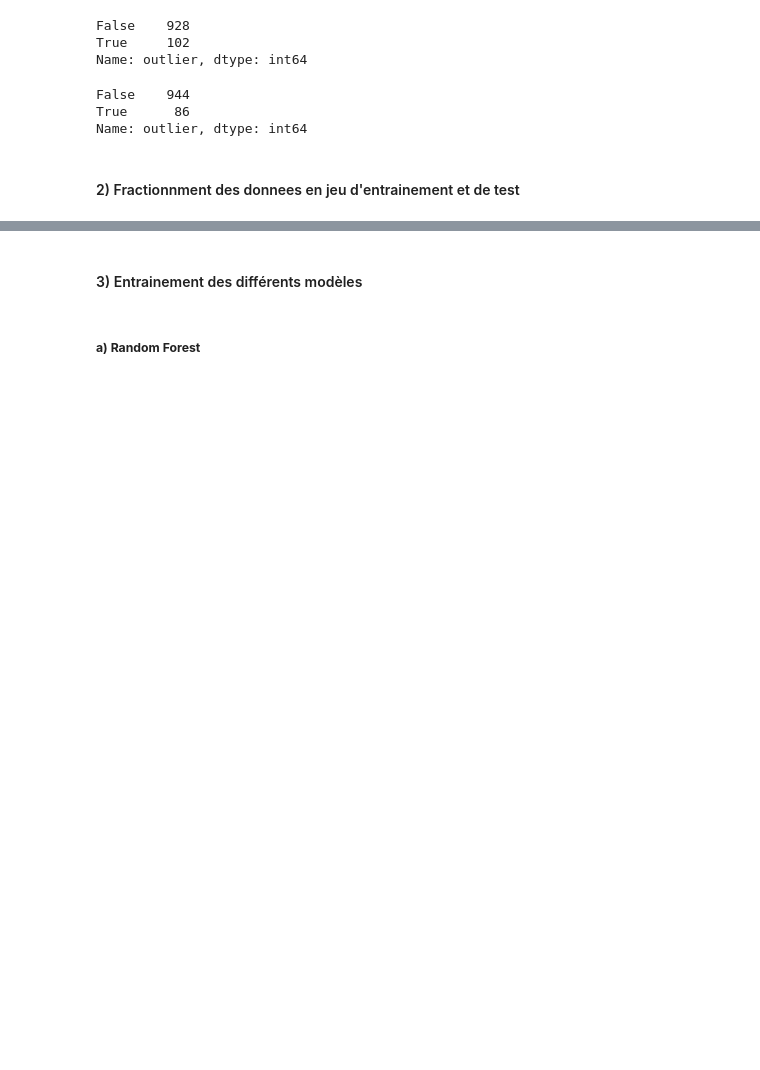
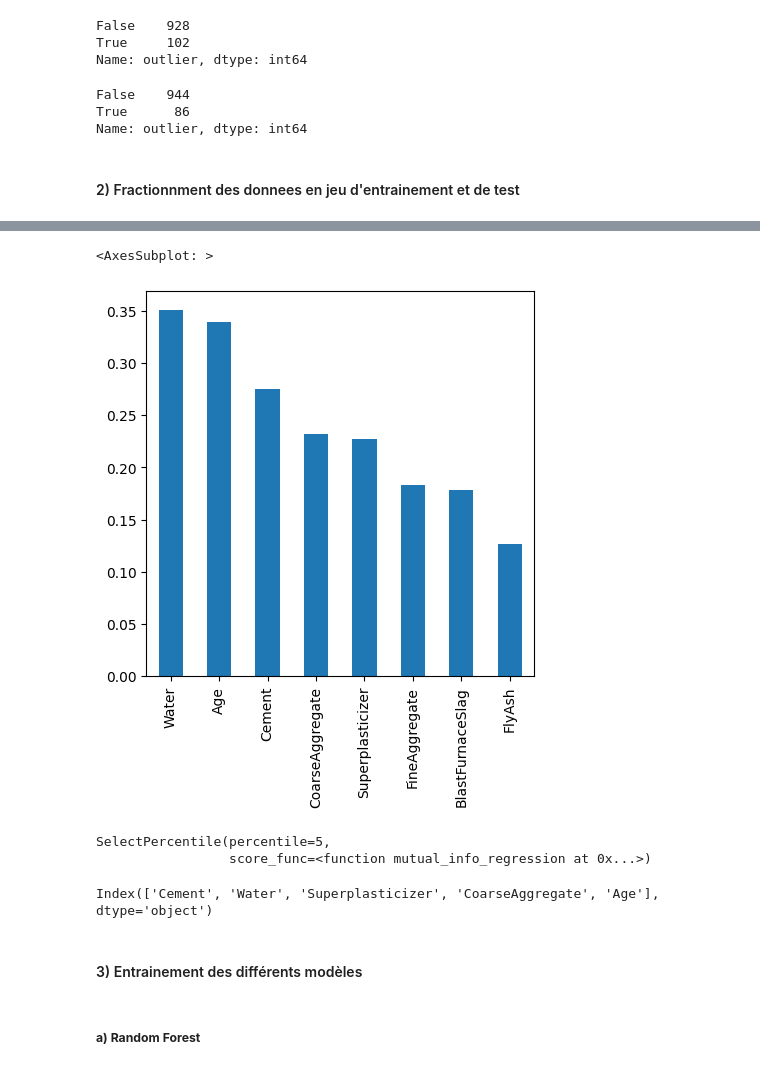
Before and after one commit to Ananjou/Memoire_Master2, a Jupyter notebook: detection_d'anomalie_selection_variable.ipynb, the cells around one changed output, grey strips where cells are left out. Drawn from its saved outputs; the diff is of its cells as text; code cells hidden in the pictures; blank space fills up the shorter version.

Commit message:
feature importance according to mutual information which is different for the one of catboost

```diff
--- a/detection_d'anomalie_selection_variable.ipynb
+++ b/detection_d'anomalie_selection_variable.ipynb
@@ -302,4 +303,8 @@ Name: outlier, dtype: int64
 # %% [markdown]
 #### 2) Fractionnment des donnees en jeu d'entrainement et de test
 # %%
-# X_train, X_test, y_train, y_test = train_test_split(X, y, test_size=0.1, random_state=42)
+from sklearn.model_selection import train_test_split
+X_train, X_test, y_train, y_test = train_test_split(X, y, test_size=0.1, random_state=42)
+# %%
+mutual_info = mutual_info_regression(X_train, y_train)
+mutual_info
@@ -305,0 +314,4 @@ Name: outlier, dtype: int64
+# %%
+mutual_info = pd.Series(mutual_info)
+mutual_info.index = X_train.columns
+mutual_info.sort_values(ascending=False)
@@ -306,3 +328,22 @@ Name: outlier, dtype: int64
+# %%
+mutual_info.sort_values(ascending=False).plot.bar(figsize=(5,5))
+# %% [output]
+<AxesSubplot: >
+[figure, added]
+# %%
+from sklearn.feature_selection import SelectPercentile
+selected_top_columns = SelectPercentile(mutual_info_regression, percentile=5)
+selected_top_columns
+# %% [output]
+SelectPercentile(percentile=5,
+                 score_func=<function mutual_info_regression at 0x...>)
+# %%
+from sklearn.feature_selection import SelectKBest
+sel_five_cols = SelectKBest(mutual_info_regression, k=5)
+sel_five_cols.fit(X_train, y_train)
+X_train.columns[sel_five_cols.get_support()]
+# %% [output]
+Index(['Cement', 'Water', 'Superplasticizer', 'CoarseAggregate', 'Age'], dtype='object')
 # %% [markdown]
 #### 3) Entrainement des différents modèles
 # %% [markdown]
```
Also changed, not shown: parts of 3 cells of this notebook.
